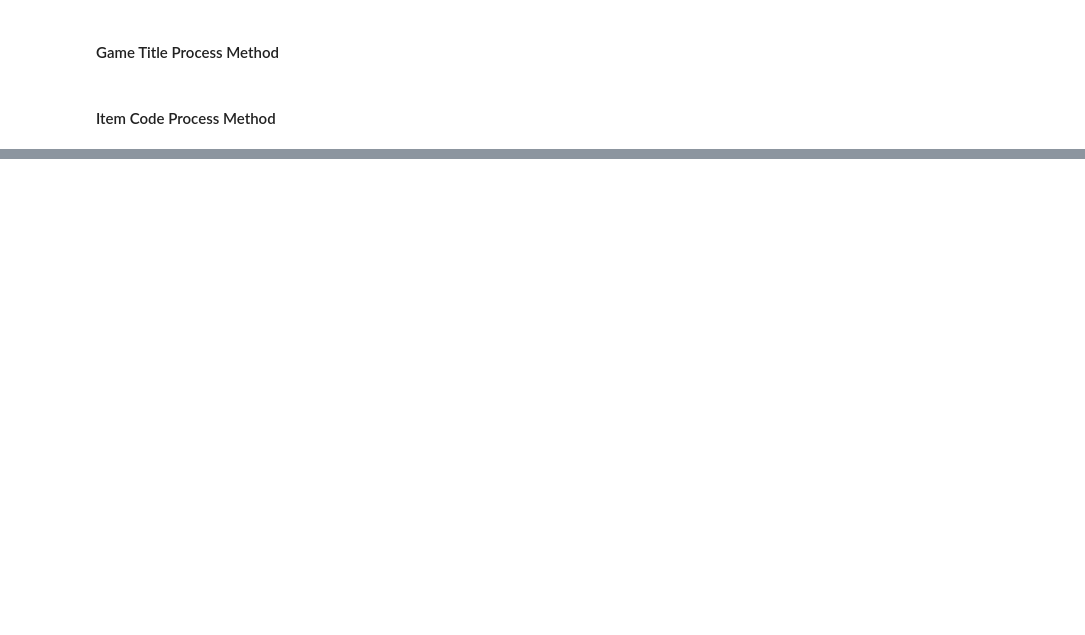
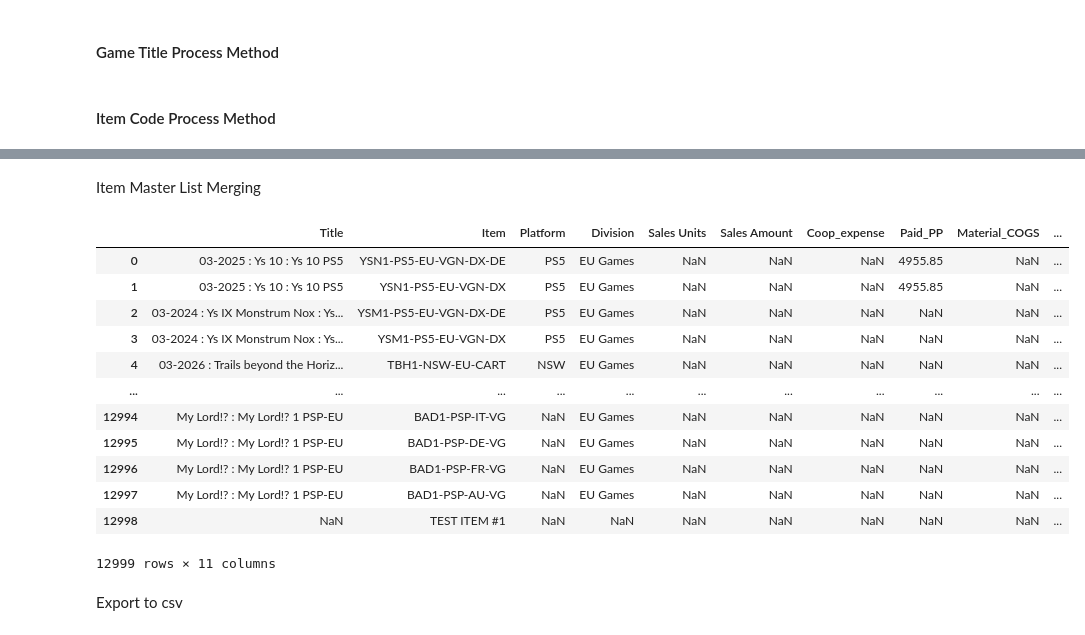
Before and after one commit to dentsusoken-usa/NIS-America-BI-Report, a Jupyter notebook: Data Process.ipynb, the cells around one changed output, grey strips where cells are left out. Cells and saved outputs as stored; diff of their text form; code cells hidden in the pictures; blank space fills up the shorter version.

```diff
--- a/Data Process.ipynb
+++ b/Data Process.ipynb
@@ -204,0 +100,6 @@ df.to_csv(output_folder_path + 'Sales and Profit Data.csv', index = True)
+# %%
+pp_df = custom_df[custom_df["Item"].notna() & custom_df["Item"].str.startswith("Mark Down-")]
+pp_df = pp_df[['Game Title', 'Debit', 'Credit']]
+pp_df["Paid_PP"] = pp_df["Debit"].fillna(0) + pp_df["Credit"].fillna(0)
+pp_df = pp_df[['Game Title', 'Paid_PP']]
+pp_df
@@ -204,0 +122,6 @@ df.to_csv(output_folder_path + 'Sales and Profit Data.csv', index = True)
+# %%
+cogs_df = custom_df[custom_df["Account: Name"].str.contains('Material Costs', na=False)]
+cogs_df = cogs_df[['Game Title', 'Debit', 'Credit']]
+cogs_df["Material_COGS"] = cogs_df["Debit"].fillna(0) + cogs_df["Credit"].fillna(0)
+cogs_df = cogs_df[['Game Title', 'Material_COGS']]
+cogs_df
@@ -204,0 +148,7 @@ df.to_csv(output_folder_path + 'Sales and Profit Data.csv', index = True)
+# %%
+royalty_df = pd.read_excel(input_folder_path + "Royalty/Mar 2025 NISJ Royalty from Netsuite.xlsx", skiprows=4)
+royalty_df = royalty_df[['Memo', 'Amount']]
+royalty_df = royalty_df.rename(columns = {'Memo': 'Item'})
+royalty_df = royalty_df.rename(columns = {'Amount': 'Royalty'})
+
+royalty_df
@@ -204,0 +169,44 @@ df.to_csv(output_folder_path + 'Sales and Profit Data.csv', index = True)
+# %% [markdown]
+Item Master List Merging
+# %%
+master_df = pd.read_excel(input_folder_path + "Item Master List.xlsx")
+# %%
+marginal_profit_df = master_df[["Game Title", "Name", "Platform", "Division"]].copy()
+marginal_profit_df["Title"] = master_df["Game Title"]
+marginal_profit_df = marginal_profit_df[["Title", "Game Title", "Name", "Platform", "Division"]]
+marginal_profit_df = marginal_profit_df.rename(columns = {'Name': 'Item'})
+title_process(marginal_profit_df)
+
+marginal_profit_df = marginal_profit_df.merge(sales_df, on = "Item", how = "left")
+marginal_profit_df = marginal_profit_df.merge(coop_df, on = "Game Title", how = "left")
+marginal_profit_df = marginal_profit_df.merge(pp_df, on = "Game Title", how = "left")
+marginal_profit_df = marginal_profit_df.merge(cogs_df, on = "Game Title", how = "left")
+marginal_profit_df = marginal_profit_df.merge(royalty_df, on = "Item", how = "left")
+
+marginal_profit_df["Marginal Profit"] = (
+    marginal_profit_df["Sales Amount"].fillna(0) -
+    marginal_profit_df["Paid_PP"].fillna(0) -
+    marginal_profit_df["Coop_expense"].fillna(0) -
+    marginal_profit_df["Material_COGS"].fillna(0) -
+    marginal_profit_df["Royalty"].fillna(0)
+)
+
+marginal_profit_df = marginal_profit_df.drop(columns = ["Game Title"])
+
+marginal_profit_df
+# %% [output]
+|  | Title | Item | Platform | Division | Sales Units | Sales Amount | Coop_expense | Paid_PP | Material_COGS | ... |
+| 0 | 03-2025 : Ys 10 : Ys 10 PS5 | YSN1-PS5-EU-VGN-DX-DE | PS5 | EU Games | NaN | NaN | NaN | 4955.85 | NaN | ... |
+| 1 | 03-2025 : Ys 10 : Ys 10 PS5 | YSN1-PS5-EU-VGN-DX | PS5 | EU Games | NaN | NaN | NaN | 4955.85 | NaN | ... |
+| 2 | 03-2024 : Ys IX Monstrum Nox : Ys... | YSM1-PS5-EU-VGN-DX-DE | PS5 | EU Games | NaN | NaN | NaN | NaN | NaN | ... |
+| 3 | 03-2024 : Ys IX Monstrum Nox : Ys... | YSM1-PS5-EU-VGN-DX | PS5 | EU Games | NaN | NaN | NaN | NaN | NaN | ... |
+| 4 | 03-2026 : Trails beyond the Horiz... | TBH1-NSW-EU-CART | NSW | EU Games | NaN | NaN | NaN | NaN | NaN | ... |
+| ... | ... | ... | ... | ... | ... | ... | ... | ... | ... | ... |
+| 12994 | My Lord!? : My Lord!? 1 PSP-EU | BAD1-PSP-IT-VG | NaN | EU Games | NaN | NaN | NaN | NaN | NaN | ... |
+| 12995 | My Lord!? : My Lord!? 1 PSP-EU | BAD1-PSP-DE-VG | NaN | EU Games | NaN | NaN | NaN | NaN | NaN | ... |
+| 12996 | My Lord!? : My Lord!? 1 PSP-EU | BAD1-PSP-FR-VG | NaN | EU Games | NaN | NaN | NaN | NaN | NaN | ... |
+| 12997 | My Lord!? : My Lord!? 1 PSP-EU | BAD1-PSP-AU-VG | NaN | EU Games | NaN | NaN | NaN | NaN | NaN | ... |
+| 12998 | NaN | TEST ITEM #1 | NaN | NaN | NaN | NaN | NaN | NaN | NaN | ... |
+12999 rows × 11 columns
+# %% [markdown]
+Export to csv
```
Also changed, not shown: parts of 26 cells of this notebook, 26 other files.
